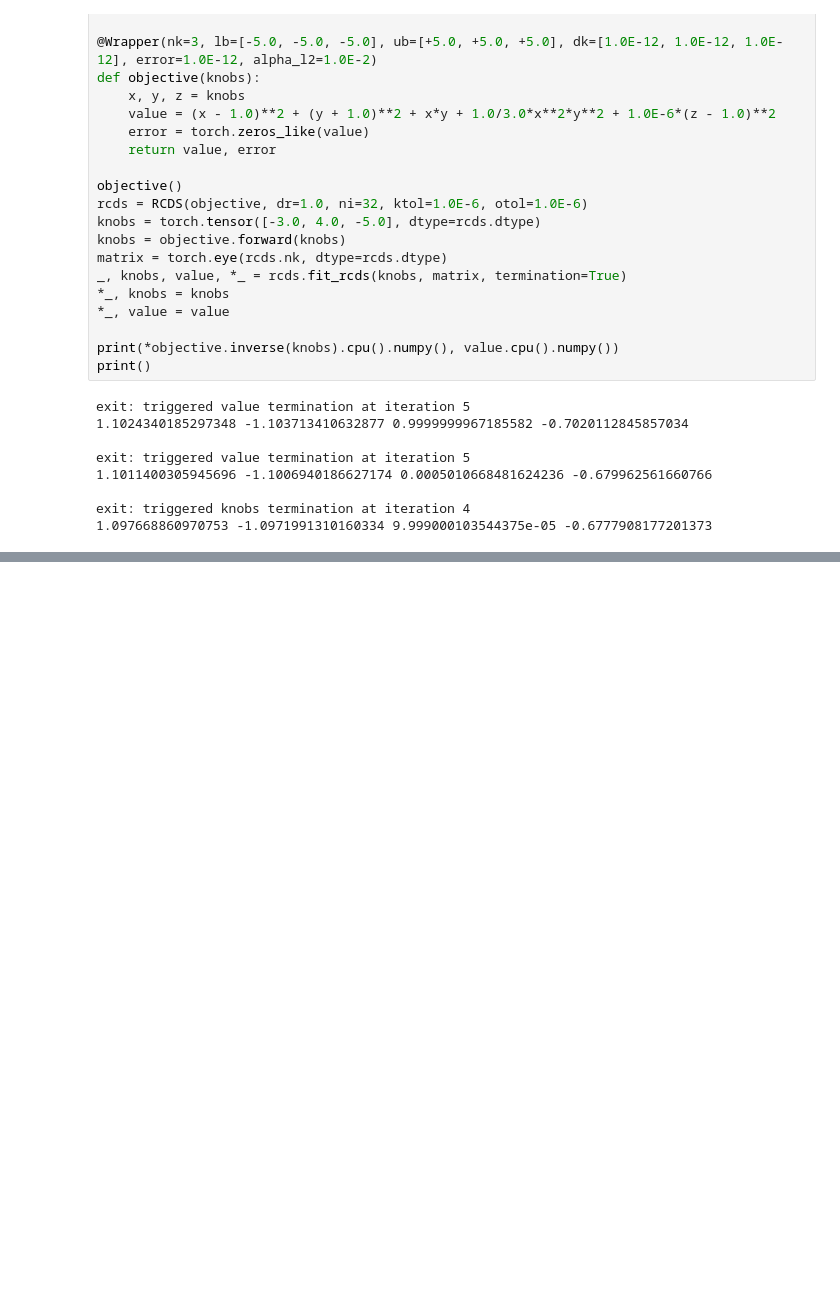
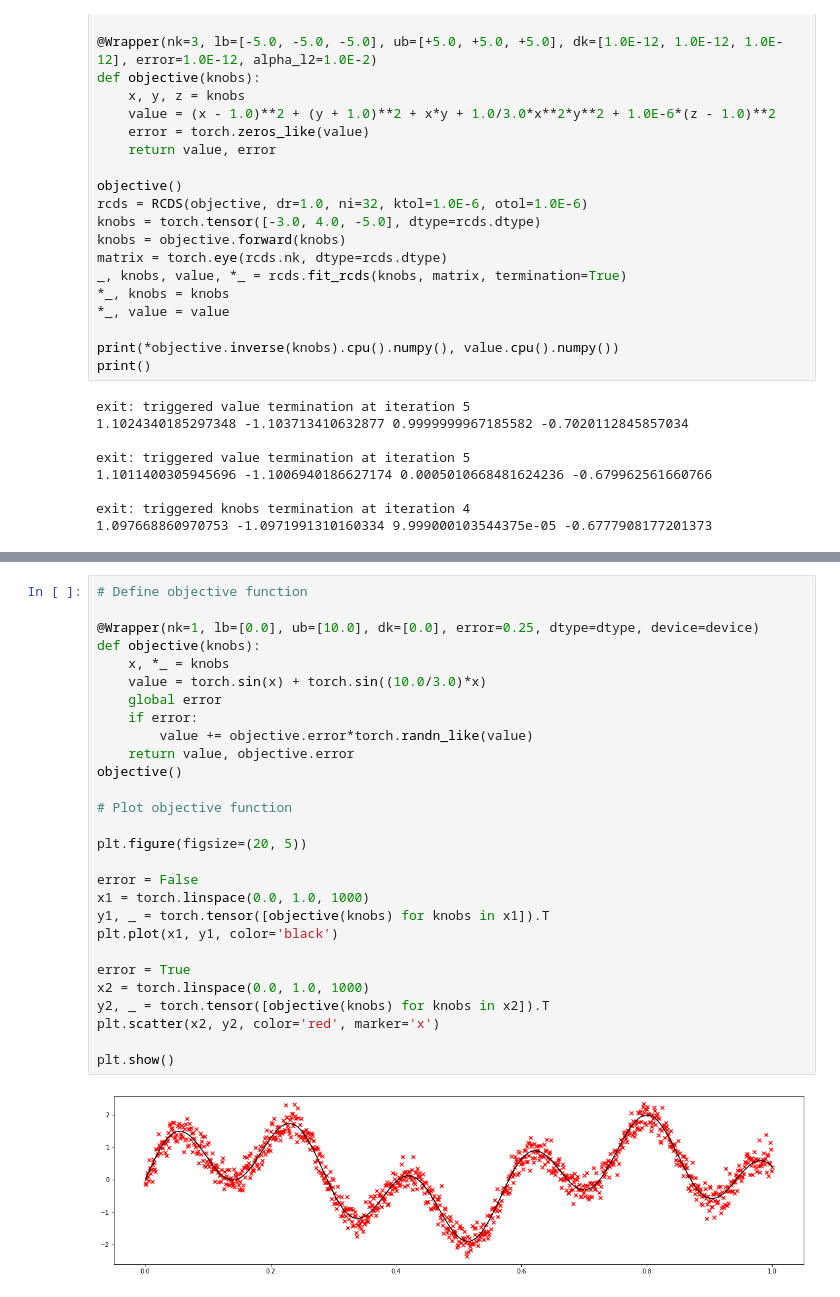
Before and after one commit to i-a-morozov/rcds, a Jupyter notebook: rcds.ipynb, the cells around one changed output, grey strips where cells are left out. Drawn from its saved outputs; the diff is of its cells as text; blank space fills up the shorter version.

```diff
--- a/rcds.ipynb
+++ b/rcds.ipynb
@@ -1015,0 +1033,30 @@ exit: triggered knobs termination at iteration 4
+# %%
+# Define objective function
+
+@Wrapper(nk=1, lb=[0.0], ub=[10.0], dk=[0.0], error=0.25, dtype=dtype, device=device)
+def objective(knobs):
+    x, *_ = knobs
+    value = torch.sin(x) + torch.sin((10.0/3.0)*x)
+    global error
+    if error:
+        value += objective.error*torch.randn_like(value)
+    return value, objective.error
+objective()
+
+# Plot objective function
+
+plt.figure(figsize=(20, 5))
+
+error = False
+x1 = torch.linspace(0.0, 1.0, 1000)
+y1, _ = torch.tensor([objective(knobs) for knobs in x1]).T
+plt.plot(x1, y1, color='black')
+
+error = True
+x2 = torch.linspace(0.0, 1.0, 1000)
+y2, _ = torch.tensor([objective(knobs) for knobs in x2]).T
+plt.scatter(x2, y2, color='red', marker='x')
+
+plt.show()
+# %% [output]
+[figure, added]
```
Also changed, not shown: parts of 28 cells of this notebook, 1 other file.
